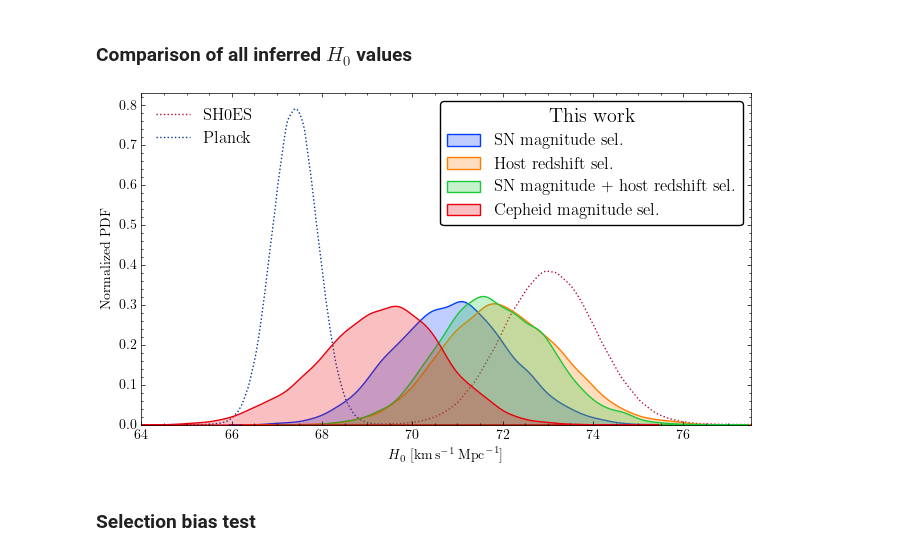
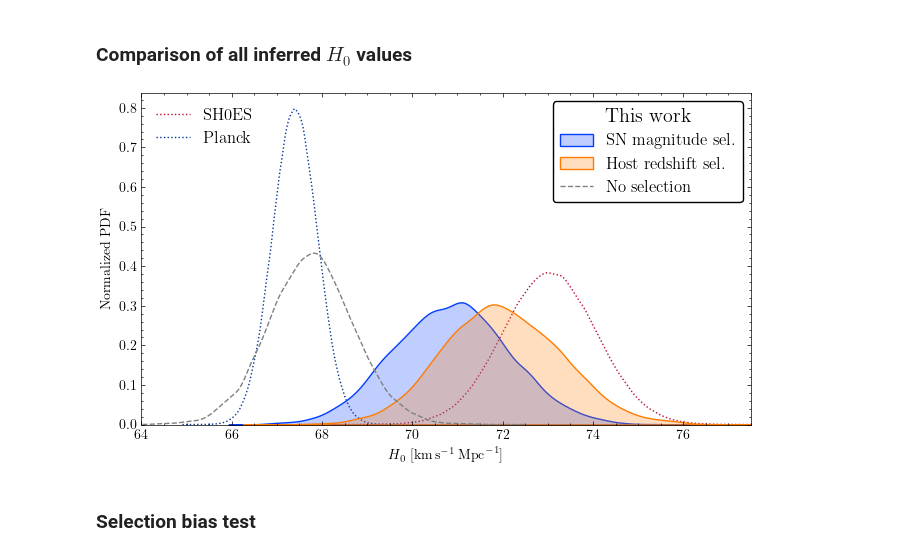
Before and after one commit to candel-cosmo/CANDEL, a Jupyter notebook: notebooks/paper_SH0ES/paper_plots.ipynb, the cells around one changed output. Saved outputs shown, nothing was run; the diff lists cells and outputs as text; code cells hidden in the pictures.

```diff
--- a/notebooks/paper_SH0ES/paper_plots.ipynb
+++ b/notebooks/paper_SH0ES/paper_plots.ipynb
@@ -626,8 +626,8 @@ Removed no burn in
 fnames = [
     "Cepheid_H0_Manticore_SN_sel.hdf5",
     "Cepheid_H0_Manticore_redshift_sel.hdf5",
-    "Cepheid_H0_Manticore_joint_sel.hdf5",
-    "Cepheid_H0_Manticore_Cepheid_mag_sel.hdf5",
+    # "Cepheid_H0_Manticore_joint_sel.hdf5",
+    # "Cepheid_H0_Manticore_Cepheid_mag_sel.hdf5",
     # "Cepheid_H0_C15_SN_sel.hdf5",
     # "Cepheid_H0_C15_redshift_sel.hdf5",
     # "Cepheid_H0_sigma_v_Vext_SN_sel.hdf5",
@@ -641,8 +641,8 @@ fnames = [
 labels = [
     "SN magnitude sel.",
     "Host redshift sel.",
-    "SN magnitude + host redshift sel.",
-    "Cepheid magnitude sel.",
+    # "SN magnitude + host redshift sel.",
+    # "Cepheid magnitude sel.",
     # r"$\boldsymbol{V}_{\rm ext},\,\sigma_v$ (SN sel.)",
     # r"$\boldsymbol{V}_{\rm ext},\,\sigma_v$ (redshift sel.)",
     # r"PVs from Carrick+2015, $\boldsymbol{V}_{\rm ext}$, diagonal covariance",
@@ -657,6 +657,8 @@ labels = [
 
 
 samples = [read_samples(root, fname, "H0") for fname in fnames]
+
+samples_no_sel = read_samples(root, "Cepheid_H0_Manticore_no_sel.hdf5", "H0")
 # %%
 fig_width = 6.8  # in inches
 fig_height = 4
@@ -674,6 +676,14 @@ with plt.style.context("science"):
             fill=True,
             color=filtered_palette[i % len(filtered_palette)]
         )
+
+    sns.kdeplot(
+        samples_no_sel,
+        label="No selection",
+        fill=False,
+        ls="dashed",
+        color="gray",
+    )
 
     sns.kdeplot(
         norm(73.04, 1.04).rvs(size=500000),
@@ -717,34 +727,34 @@ with plt.style.context("science"):
 
     for h, l in zip(handles, labels_all):
         if l in ["SH0ES", "Planck"]:
             ref_handles.append(h)
             ref_labels.append(l)
         else:
             main_handles.append(h)
             main_labels.append(l)
 
     legend1 = ax.legend(
         main_handles, main_labels,
         loc="upper right",
         fontsize="large",
         title="This work",
         title_fontsize="x-large",
         frameon=True,
         edgecolor='black',
         facecolor='white',
         fancybox=True,
         framealpha=1
     )
     ax.add_artist(legend1)
     ax.legend(ref_handles, ref_labels, loc="upper left", fontsize="large")
 
 
     plt.xlim(64, 77.5)
     plt.tight_layout()
     plt.savefig("/Users/rstiskalek/Downloads/H0_comparison.pdf", dpi=500, bbox_inches="tight")
     plt.show()
 # %% [output]
-[figure, old version]
+[figure, new version]
 # %% [markdown]
 ### Selection bias test
 # %%
```
Also changed, not shown: parts of 1 cell of this notebook, 5 other files.
